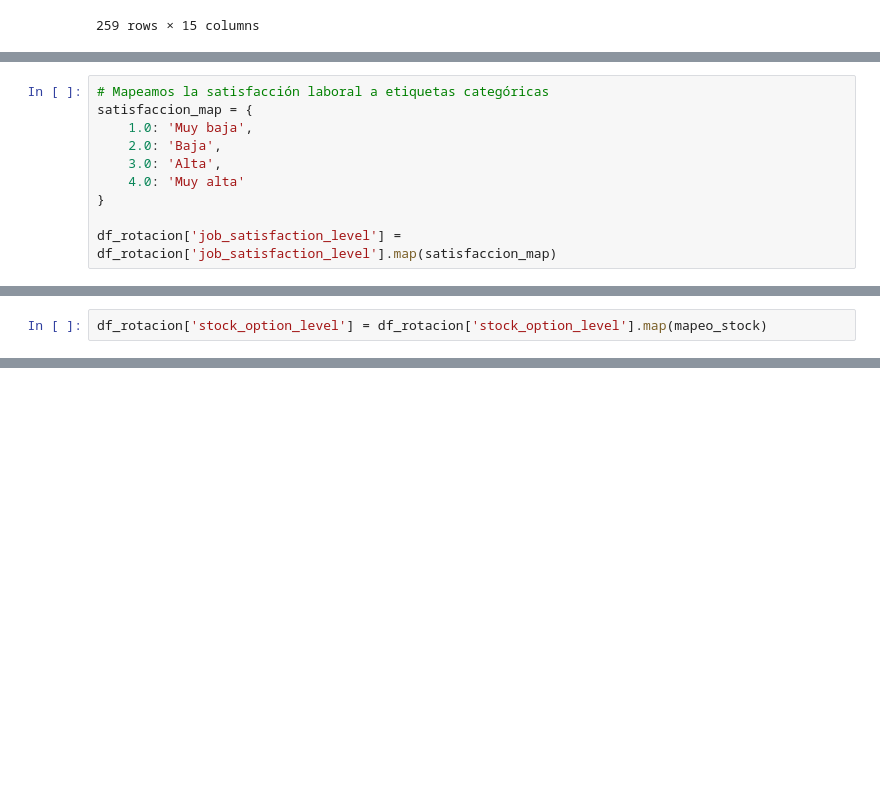
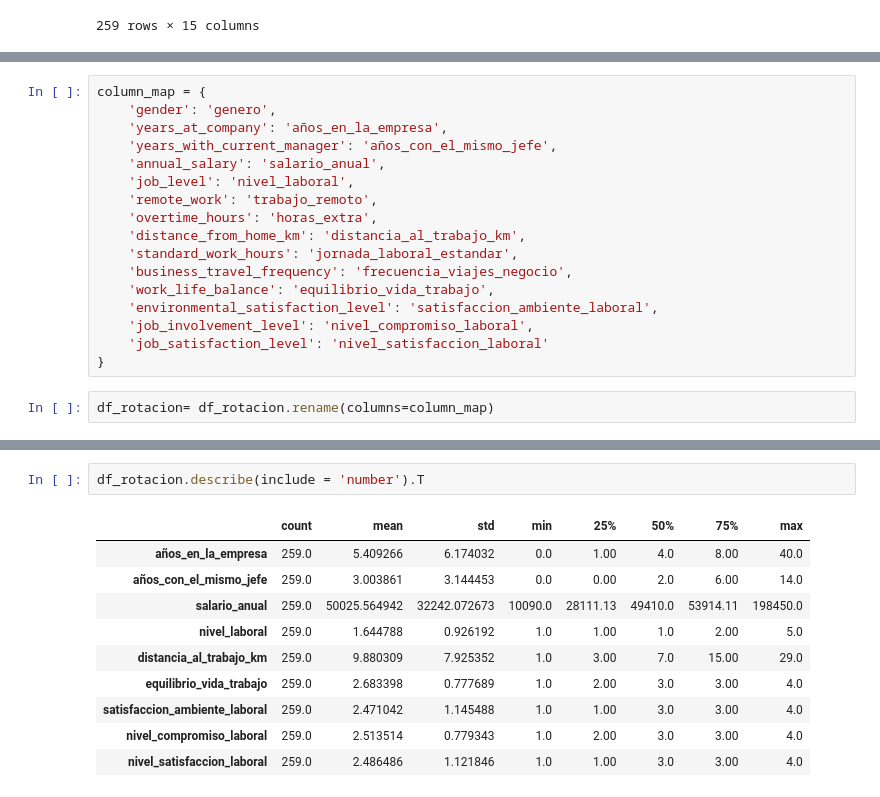
Before and after one commit to dianapgomez/mentalhealth_tableau, a Jupyter notebook: notebooks/analisis_rotacion.ipynb, the cells around one changed output, grey strips where cells are left out. Drawn from its saved outputs; the diff is of its cells as text; blank space fills up the shorter version.

```diff
--- a/notebooks/analisis_rotacion.ipynb
+++ b/notebooks/analisis_rotacion.ipynb
@@ -256,0 +120,19 @@ Name: proportion, dtype: float64
+# %%
+column_map = {
+    'gender': 'genero',
+    'years_at_company': 'años_en_la_empresa',
+    'years_with_current_manager': 'años_con_el_mismo_jefe',
+    'annual_salary': 'salario_anual',
+    'job_level': 'nivel_laboral',
+    'remote_work': 'trabajo_remoto',
+    'overtime_hours': 'horas_extra',
+    'distance_from_home_km': 'distancia_al_trabajo_km',
+    'standard_work_hours': 'jornada_laboral_estandar',
+    'business_travel_frequency': 'frecuencia_viajes_negocio',
+    'work_life_balance': 'equilibrio_vida_trabajo',
+    'environmental_satisfaction_level': 'satisfaccion_ambiente_laboral',
+    'job_involvement_level': 'nivel_compromiso_laboral',
+    'job_satisfaction_level': 'nivel_satisfaccion_laboral'
+}
+# %%
+df_rotacion= df_rotacion.rename(columns=column_map)
@@ -282,10 +157,0 @@ Name: proportion, dtype: float64
-# %%
-# Mapeamos la satisfacción laboral a etiquetas categóricas
-satisfaccion_map = {
-    1.0: 'Muy baja',
-    2.0: 'Baja',
-    3.0: 'Alta',
-    4.0: 'Muy alta'
-}
-
-df_rotacion['job_satisfaction_level'] = df_rotacion['job_satisfaction_level'].map(satisfaccion_map)
@@ -400,2 +157,0 @@ mapeo_stock = {
-# %%
-df_rotacion['stock_option_level'] = df_rotacion['stock_option_level'].map(mapeo_stock)
@@ -458,0 +167,13 @@ plt.show()
+# %%
+df_rotacion.describe(include = 'number').T
+# %% [output]
+|  | count | mean | std | min | 25% | 50% | 75% | max |
+| años_en_la_empresa | 259.0 | 5.409266 | 6.174032 | 0.0 | 1.00 | 4.0 | 8.00 | 40.0 |
+| años_con_el_mismo_jefe | 259.0 | 3.003861 | 3.144453 | 0.0 | 0.00 | 2.0 | 6.00 | 14.0 |
+| salario_anual | 259.0 | 50025.564942 | 32242.072673 | 10090.0 | 28111.13 | 49410.0 | 53914.11 | 198450.0 |
+| nivel_laboral | 259.0 | 1.644788 | 0.926192 | 1.0 | 1.00 | 1.0 | 2.00 | 5.0 |
+| distancia_al_trabajo_km | 259.0 | 9.880309 | 7.925352 | 1.0 | 3.00 | 7.0 | 15.00 | 29.0 |
+| equilibrio_vida_trabajo | 259.0 | 2.683398 | 0.777689 | 1.0 | 2.00 | 3.0 | 3.00 | 4.0 |
+| satisfaccion_ambiente_laboral | 259.0 | 2.471042 | 1.145488 | 1.0 | 1.00 | 3.0 | 3.00 | 4.0 |
+| nivel_compromiso_laboral | 259.0 | 2.513514 | 0.779343 | 1.0 | 2.00 | 3.0 | 3.00 | 4.0 |
+| nivel_satisfaccion_laboral | 259.0 | 2.486486 | 1.121846 | 1.0 | 1.00 | 3.0 | 3.00 | 4.0 |
```
Also changed, not shown: parts of 53 cells of this notebook.
